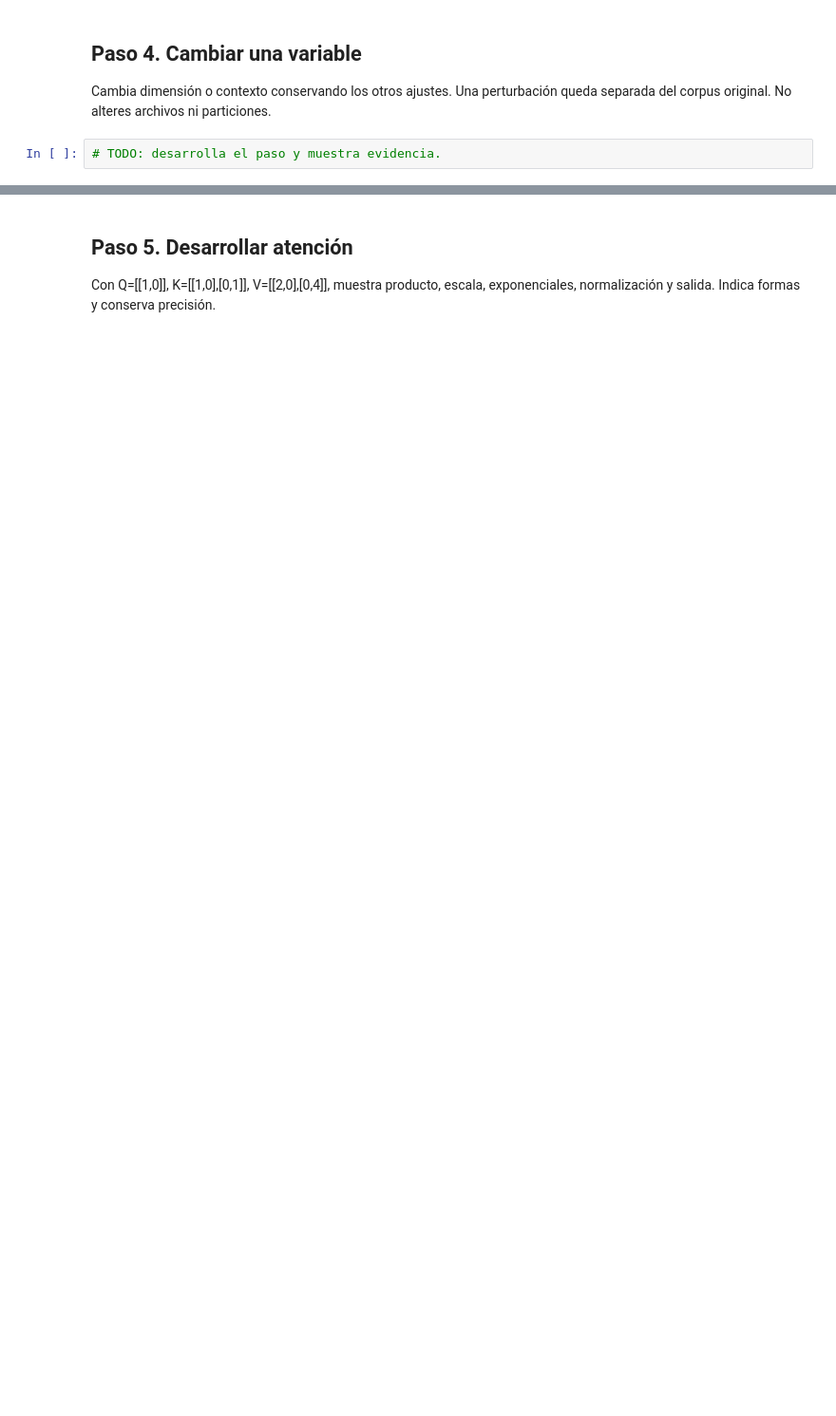
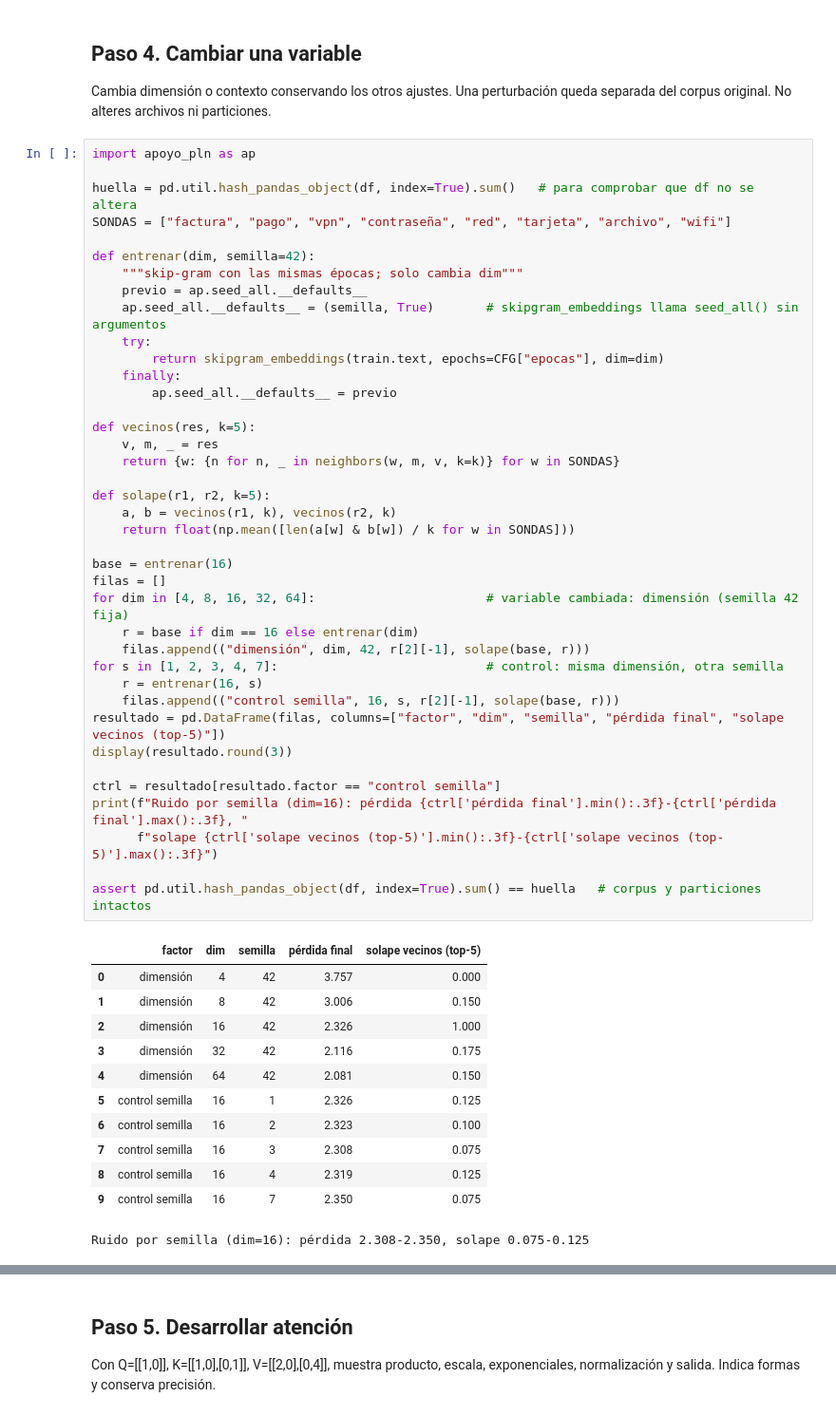
Before and after one commit to mirandaurban/tc3009c, a Jupyter notebook: Procesamiento de Lenguaje Natural/Entregables/Laboratorios/Actividad_03.ipynb, the cells around one changed output, grey strips where cells are left out. Shown at 95% size. Saved outputs shown, nothing was run; the diff lists cells and outputs as text; blank space fills up the shorter version.

```diff
--- a/Procesamiento de Lenguaje Natural/Entregables/Laboratorios/Actividad_03.ipynb
+++ b/Procesamiento de Lenguaje Natural/Entregables/Laboratorios/Actividad_03.ipynb
@@ -94,6 +274,56 @@ PCA, análisis de componentes principales, reduce coordenadas para dibujar. Expl
 
 Cambia dimensión o contexto conservando los otros ajustes. Una perturbación queda separada del corpus original. No alteres archivos ni particiones.
 # %%
-# TODO: desarrolla el paso y muestra evidencia.
+import apoyo_pln as ap
+
+huella = pd.util.hash_pandas_object(df, index=True).sum()   # para comprobar que df no se altera
+SONDAS = ["factura", "pago", "vpn", "contraseña", "red", "tarjeta", "archivo", "wifi"]
+
+def entrenar(dim, semilla=42):
+    """skip-gram con las mismas épocas; solo cambia dim"""
+    previo = ap.seed_all.__defaults__
+    ap.seed_all.__defaults__ = (semilla, True)       # skipgram_embeddings llama seed_all() sin argumentos
+    try:
+        return skipgram_embeddings(train.text, epochs=CFG["epocas"], dim=dim)
+    finally:
+        ap.seed_all.__defaults__ = previo
+
+def vecinos(res, k=5):
+    v, m, _ = res
+    return {w: {n for n, _ in neighbors(w, m, v, k=k)} for w in SONDAS}
+
+def solape(r1, r2, k=5):
+    a, b = vecinos(r1, k), vecinos(r2, k)
+    return float(np.mean([len(a[w] & b[w]) / k for w in SONDAS]))
+
+base = entrenar(16)
+filas = []
+for dim in [4, 8, 16, 32, 64]:                       # variable cambiada: dimensión (semilla 42 fija)
+    r = base if dim == 16 else entrenar(dim)
+    filas.append(("dimensión", dim, 42, r[2][-1], solape(base, r)))
+for s in [1, 2, 3, 4, 7]:                            # control: misma dimensión, otra semilla
+    r = entrenar(16, s)
+    filas.append(("control semilla", 16, s, r[2][-1], solape(base, r)))
+resultado = pd.DataFrame(filas, columns=["factor", "dim", "semilla", "pérdida final", "solape vecinos (top-5)"])
+display(resultado.round(3))
+
+ctrl = resultado[resultado.factor == "control semilla"]
+print(f"Ruido por semilla (dim=16): pérdida {ctrl['pérdida final'].min():.3f}-{ctrl['pérdida final'].max():.3f}, "
+      f"solape {ctrl['solape vecinos (top-5)'].min():.3f}-{ctrl['solape vecinos (top-5)'].max():.3f}")
+
+assert pd.util.hash_pandas_object(df, index=True).sum() == huella   # corpus y particiones intactos
+# %% [output]
+|  | factor | dim | semilla | pérdida final | solape vecinos (top-5) |
+| 0 | dimensión | 4 | 42 | 3.757 | 0.000 |
+| 1 | dimensión | 8 | 42 | 3.006 | 0.150 |
+| 2 | dimensión | 16 | 42 | 2.326 | 1.000 |
+| 3 | dimensión | 32 | 42 | 2.116 | 0.175 |
+| 4 | dimensión | 64 | 42 | 2.081 | 0.150 |
+| 5 | control semilla | 16 | 1 | 2.326 | 0.125 |
+| 6 | control semilla | 16 | 2 | 2.323 | 0.100 |
+| 7 | control semilla | 16 | 3 | 2.308 | 0.075 |
+| 8 | control semilla | 16 | 4 | 2.319 | 0.125 |
+| 9 | control semilla | 16 | 7 | 2.350 | 0.075 |
+Ruido por semilla (dim=16): pérdida 2.308-2.350, solape 0.075-0.125
 # %% [markdown]
 **Mi interpretación:** explica una salida, cómo se obtuvo y su límite.
```
Also changed, not shown: parts of 17 cells of this notebook.
